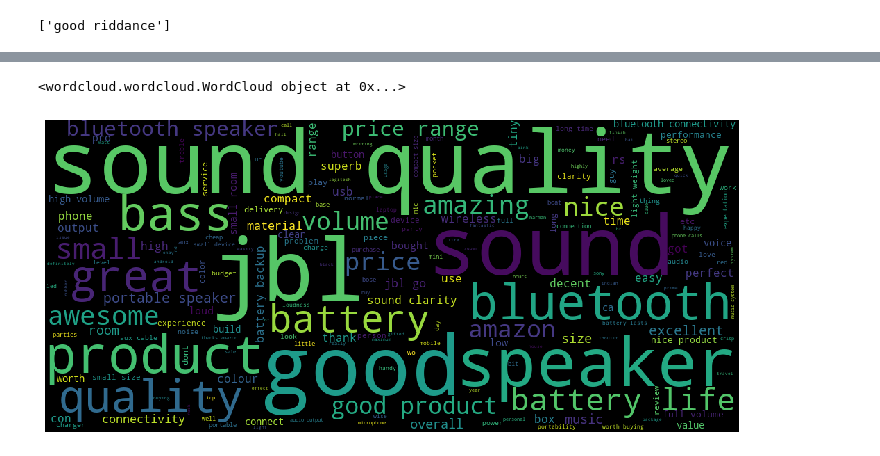
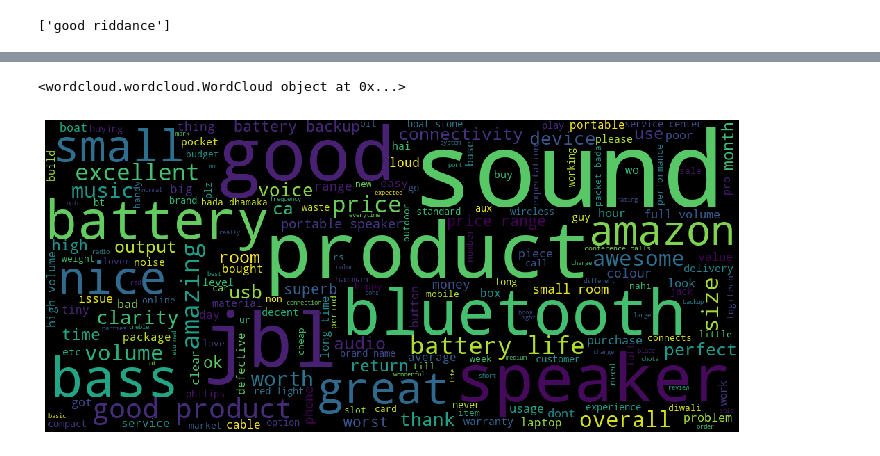
Before and after one commit to abhisheksaxena1998/packages, a Jupyter notebook: absa.ipynb, the cells around one changed output, grey strips where cells are left out. Drawn from its saved outputs; the diff is of its cells as text; code cells hidden in the pictures.

```diff
--- a/absa.ipynb
+++ b/absa.ipynb
@@ -165,7 +189,7 @@ with open('az_absa_corpus.txt', 'w',encoding='utf-8') as f:
     for item in processed_tweets:
         f.write("%s\n" % item)
 # %%
-sample = open("az_absa_corpus.txt", "r",encoding='utf-8')
+sample = open("az_absa_corpusF.txt", "r",encoding='utf-8')
 s = sample.read()
 
 # Replaces escape character with space
@@ -172,0 +224,27 @@ f = s.replace("\n", " ")
+# %%
+from os import path
+from PIL import Image
+from wordcloud import WordCloud, STOPWORDS, ImageColorGenerator
+import matplotlib.pyplot as plt
+#% matplotlib inline
+stopwords= set(STOPWORDS)
+#stopwords.update(['good  product','good quality','good product','good  quality','good  product','quality'])
+#stopwords.update(["status","still","must","support","",'pretty','mmine','loud','amazon','stays','anything','mine','month','proper','listen','written','box' ,"public","last","read","johnson","didn","ve","put","needs","save","help","deal","tories","years","articles","need","back","government","pm","back","life","care","everyone","give","day","country","new","look","mps","everything","really","need","hard","believe","even","still","re","eu","pic","dlidington", "philiphammonduk","jeremy_hunt","may","theresa_may","alanduncanmp","watson","work",'don', "anna_soubry","voted","heidi","constituents","heidiallen","claiming","yasmin","george_osborne","ayeshahazarika","tom","conservatives","griffith","hear","tory", "twitter","amberrudduk","love","take","real","friend","good","conservative","election","right","tell","vote","sure","parliament",'people',"justinegreening","tom_watson","labour","time","party","think","going","set","lines","nickymorgan","amberruddhr","will","one","brexit","say","mp","said","want","come","well","no","see","now","know","borisjohnson","stephentwigg","please","happy","share","remember","thank","much","constituent","spaces","job","action","got","jbl",'sound','product','speaker','rha','gya','high','hai',"today",'ho','go','ll','amazes','working','thing','laptop','gaya','raha','purchase','bluetooth','speakers','amazing','compactness','connect'])
+
+wordcloud = WordCloud(
+                          background_color='black',
+                          stopwords=stopwords,
+                          max_words=200,
+                          max_font_size=150, width=1000, height=450,
+                          random_state=42
+                         ).generate(f)
+print(wordcloud)
+plt.figure(figsize = (10, 10), facecolor = None)
+fig = plt.figure(1)
+plt.imshow(wordcloud)
+plt.tight_layout(pad=0)
+
+plt.axis('off')
+plt.show()
+fig.savefig("word1.png", dpi=2500)
+#plt.savefig('wordcloud.png', facecolor='k', bbox_inches=tight')'
@@ -173,30 +254,30 @@ f = s.replace("\n", " ")
 # %%
 from os import path
 from PIL import Image
 from wordcloud import WordCloud, STOPWORDS, ImageColorGenerator
 import matplotlib.pyplot as plt
 #% matplotlib inline
 stopwords= set(STOPWORDS)
-
+stopwords.update(['quality'])
 #stopwords.update(["status","still","must","support","",'pretty','mmine','loud','amazon','stays','anything','mine','month','proper','listen','written','box' ,"public","last","read","johnson","didn","ve","put","needs","save","help","deal","tories","years","articles","need","back","government","pm","back","life","care","everyone","give","day","country","new","look","mps","everything","really","need","hard","believe","even","still","re","eu","pic","dlidington", "philiphammonduk","jeremy_hunt","may","theresa_may","alanduncanmp","watson","work",'don', "anna_soubry","voted","heidi","constituents","heidiallen","claiming","yasmin","george_osborne","ayeshahazarika","tom","conservatives","griffith","hear","tory", "twitter","amberrudduk","love","take","real","friend","good","conservative","election","right","tell","vote","sure","parliament",'people',"justinegreening","tom_watson","labour","time","party","think","going","set","lines","nickymorgan","amberruddhr","will","one","brexit","say","mp","said","want","come","well","no","see","now","know","borisjohnson","stephentwigg","please","happy","share","remember","thank","much","constituent","spaces","job","action","got","jbl",'sound','product','speaker','rha','gya','high','hai',"today",'ho','go','ll','amazes','working','thing','laptop','gaya','raha','purchase','bluetooth','speakers','amazing','compactness','connect'])
 
 wordcloud = WordCloud(
                           background_color='black',
                           stopwords=stopwords,
                           max_words=200,
                           max_font_size=150, width=1000, height=450,
                           random_state=42
                          ).generate(f)
 print(wordcloud)
 plt.figure(figsize = (10, 10), facecolor = None)
 fig = plt.figure(1)
 plt.imshow(wordcloud)
 plt.tight_layout(pad=0)
 
 plt.axis('off')
 plt.show()
 fig.savefig("word1.png", dpi=2500)
-#plt.savefig('wordcloud.png', facecolor='k', bbox_inches='tight')
+#plt.savefig('wordcloud.png', facecolor='k', bbox_inches=tight')'
 # %% [output]
 <wordcloud.wordcloud.WordCloud object at 0x...>
-[figure, old version]
+[figure, new version]
```
Also changed, not shown: parts of 66 cells of this notebook.
